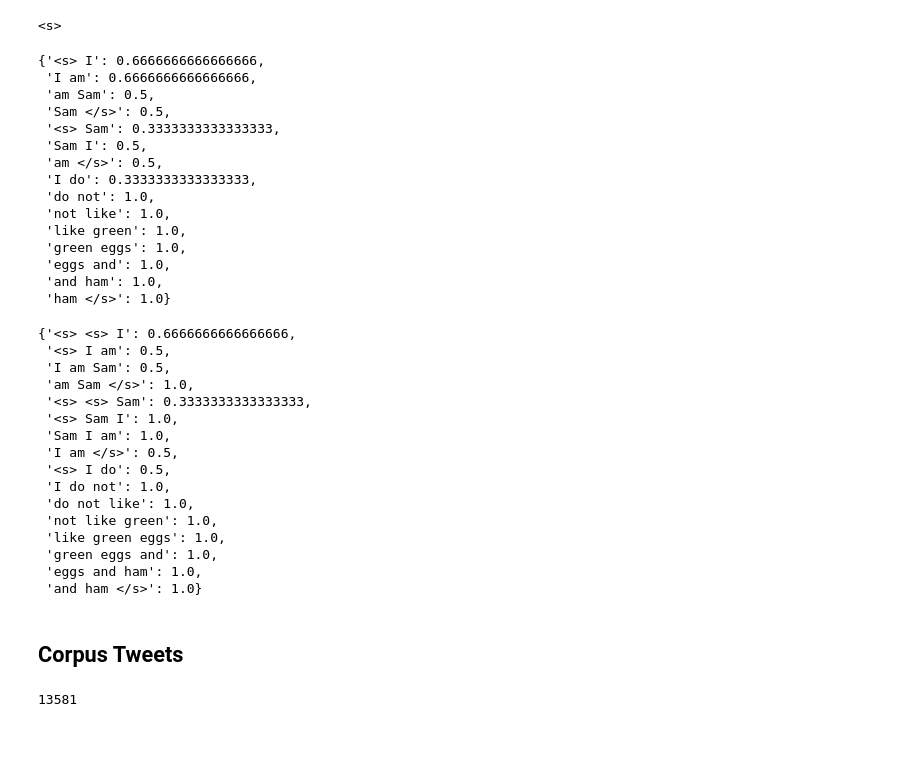
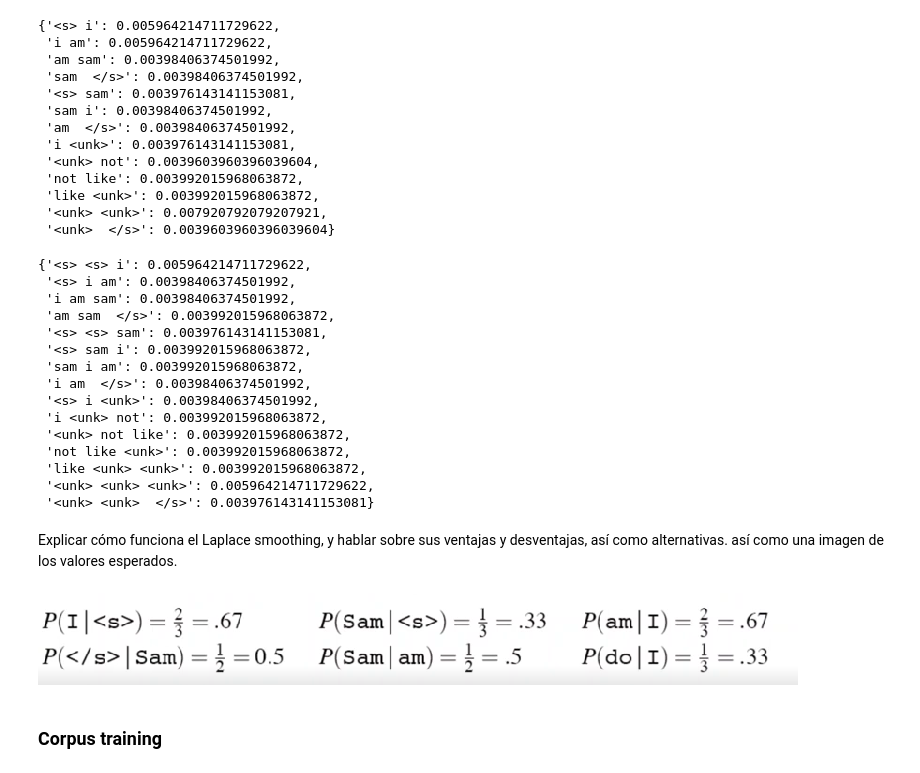
Before and after one commit to UlisesGallardo/NLP, a Jupyter notebook: 3. Modelos de Lenguaje/languaje_models.ipynb, the cells around one changed output. Saved outputs shown, nothing was run; the diff lists cells and outputs as text; code cells hidden in the pictures; blank space fills up the shorter version.

```diff
--- a/3. Modelos de Lenguaje/languaje_models.ipynb
+++ b/3. Modelos de Lenguaje/languaje_models.ipynb
@@ -174,40 +148,42 @@ Count_bigram
 # %%
-get_probabilities(Count_unigram, Count_bigram, 2, len(tr_prueba))
+get_probabilities(Count_unigram, Count_bigram, 2, len(tr_prueba), V)
 # %% [output]
-<s>
+{'<s> i': 0.005964214711729622,
+ 'i am': 0.005964214711729622,
+ 'am sam': 0.00398406374501992,
+ 'sam  </s>': 0.00398406374501992,
+ '<s> sam': 0.003976143141153081,
+ 'sam i': 0.00398406374501992,
+ 'am  </s>': 0.00398406374501992,
+ 'i <unk>': 0.003976143141153081,
+ '<unk> not': 0.0039603960396039604,
+ 'not like': 0.003992015968063872,
+ 'like <unk>': 0.003992015968063872,
+ '<unk> <unk>': 0.007920792079207921,
+ '<unk>  </s>': 0.0039603960396039604}
-{'<s> I': 0.6666666666666666,
- 'I am': 0.6666666666666666,
- 'am Sam': 0.5,
- 'Sam </s>': 0.5,
- '<s> Sam': 0.3333333333333333,
- 'Sam I': 0.5,
- 'am </s>': 0.5,
- 'I do': 0.3333333333333333,
- 'do not': 1.0,
- 'not like': 1.0,
- 'like green': 1.0,
- 'green eggs': 1.0,
- 'eggs and': 1.0,
- 'and ham': 1.0,
- 'ham </s>': 1.0}
 # %%
-get_probabilities(Count_bigram, Count_trigram,3, len(tr_prueba))
+get_probabilities(Count_bigram, Count_trigram,3, len(tr_prueba), V)
 # %% [output]
-{'<s> <s> I': 0.6666666666666666,
- '<s> I am': 0.5,
- 'I am Sam': 0.5,
- 'am Sam </s>': 1.0,
- '<s> <s> Sam': 0.3333333333333333,
- '<s> Sam I': 1.0,
- 'Sam I am': 1.0,
- 'I am </s>': 0.5,
- '<s> I do': 0.5,
- 'I do not': 1.0,
- 'do not like': 1.0,
- 'not like green': 1.0,
- 'like green eggs': 1.0,
- 'green eggs and': 1.0,
- 'eggs and ham': 1.0,
- 'and ham </s>': 1.0}
+{'<s> <s> i': 0.005964214711729622,
+ '<s> i am': 0.00398406374501992,
+ 'i am sam': 0.00398406374501992,
+ 'am sam  </s>': 0.003992015968063872,
+ '<s> <s> sam': 0.003976143141153081,
+ '<s> sam i': 0.003992015968063872,
+ 'sam i am': 0.003992015968063872,
+ 'i am  </s>': 0.00398406374501992,
+ '<s> i <unk>': 0.00398406374501992,
+ 'i <unk> not': 0.003992015968063872,
+ '<unk> not like': 0.003992015968063872,
+ 'not like <unk>': 0.003992015968063872,
+ 'like <unk> <unk>': 0.003992015968063872,
+ '<unk> <unk> <unk>': 0.005964214711729622,
+ '<unk> <unk>  </s>': 0.003976143141153081}
+# %% [markdown]
+Explicar cómo funciona el Laplace smoothing, y hablar sobre sus ventajas y desventajas, así como alternativas. así como una imagen de los valores esperados.
+# %%
+display.Image("example_bigram.PNG")
+# %% [output]
+[figure, added]
 # %% [markdown]
-## Corpus Tweets
+### Corpus training
@@ -218,4 +189,0 @@ for doc in tr_txt:
-# %%
-len(set(corpus_palabras))
-# %% [output]
-13581
```
Also changed, not shown: parts of 43 cells of this notebook.
